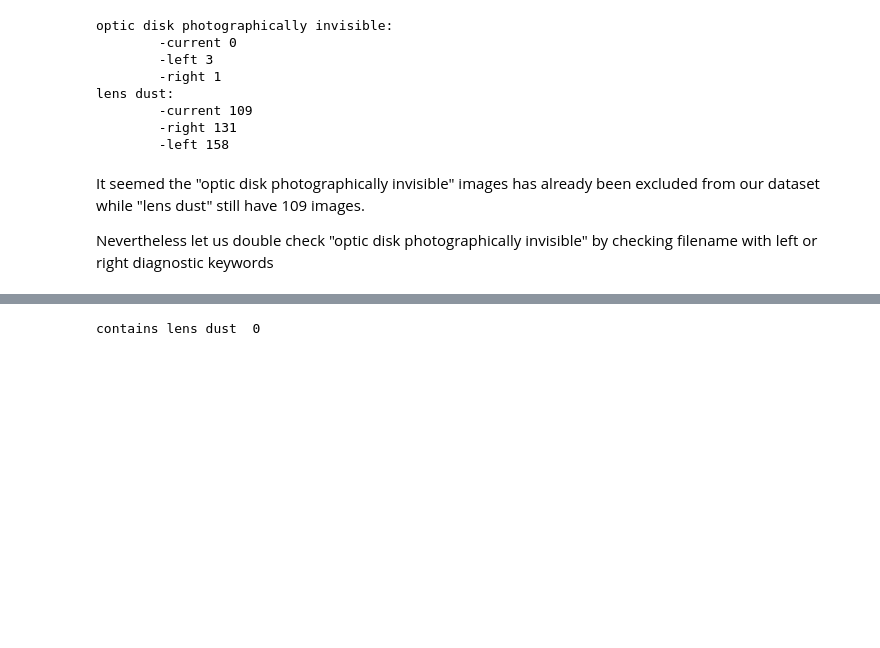
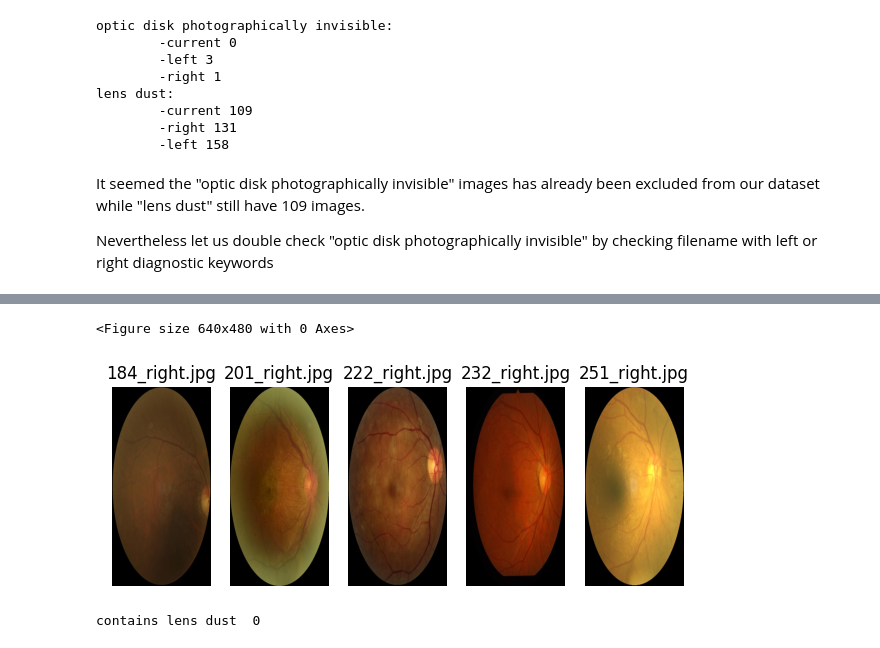
Before and after one commit to raymondsamalo/ITI123-GenerativeAIDeepLearningProject, a Jupyter notebook: 01_ODIR-2019-EDA.ipynb, the cells around one changed output, grey strips where cells are left out. Cells and saved outputs as stored; diff of their text form; code cells hidden in the pictures; blank space fills up the shorter version.

Commit message:
filter blacklist image

```diff
--- a/01_ODIR-2019-EDA.ipynb
+++ b/01_ODIR-2019-EDA.ipynb
@@ -42,3 +44,23 @@ data_set_img_path = 'ODIR-2019/dataset/preprocessed_images/'
+# %%
+import math
+import os
+import cv2
+def display_images(image_filenames:list[str], title="Image DataSet", col_count = 10, w=512, h=512):
+    plt.suptitle(title, fontsize=20)
+    img_count = len(image_filenames)
+    row_count = math.ceil(img_count / col_count)
+    col_min = min(col_count,img_count)*5
+    plt.figure(figsize=(15, 15))
+    for i in range(1, img_count+1):
+        plt.subplot(5, col_count, i)
+        image_path=os.path.join(data_set_img_path, image_filenames[i-1])
+        img = cv2.imread(image_path)
+        img = cv2.cvtColor(img, cv2.COLOR_BGR2RGB)
+        img = cv2.resize(img, (w, h))
+        img = img / 255.
+        plt.imshow(img, aspect="auto")
+        plt.title(f"{image_filenames[i-1].split('/')[-1]}")
+        plt.axis(False);
 # %% [markdown]
 Let us explore the dataset csv or index file to understand our data
 # %%
@@ -182,0 +210,4 @@ Let us remove the "lens dust"
+# %%
+images_with_lens_dust = df2['keywords'].str.contains("lens dust")
+images_with_lens_dust = df2[images_with_lens_dust]
+images_with_lens_dust.head()
@@ -183,3 +221,8 @@ Let us remove the "lens dust"
+# %%
+display_images(images_with_lens_dust["filename"].head(5).to_list())
+# %% [output]
+<Figure size 640x480 with 0 Axes>
+[figure, added]
 # %%
 condition_to_keep=~df2['keywords'].str.contains("lens dust")
 df2 = df2[condition_to_keep]
```
Also changed, not shown: parts of 13 cells of this notebook, 4 other files.
